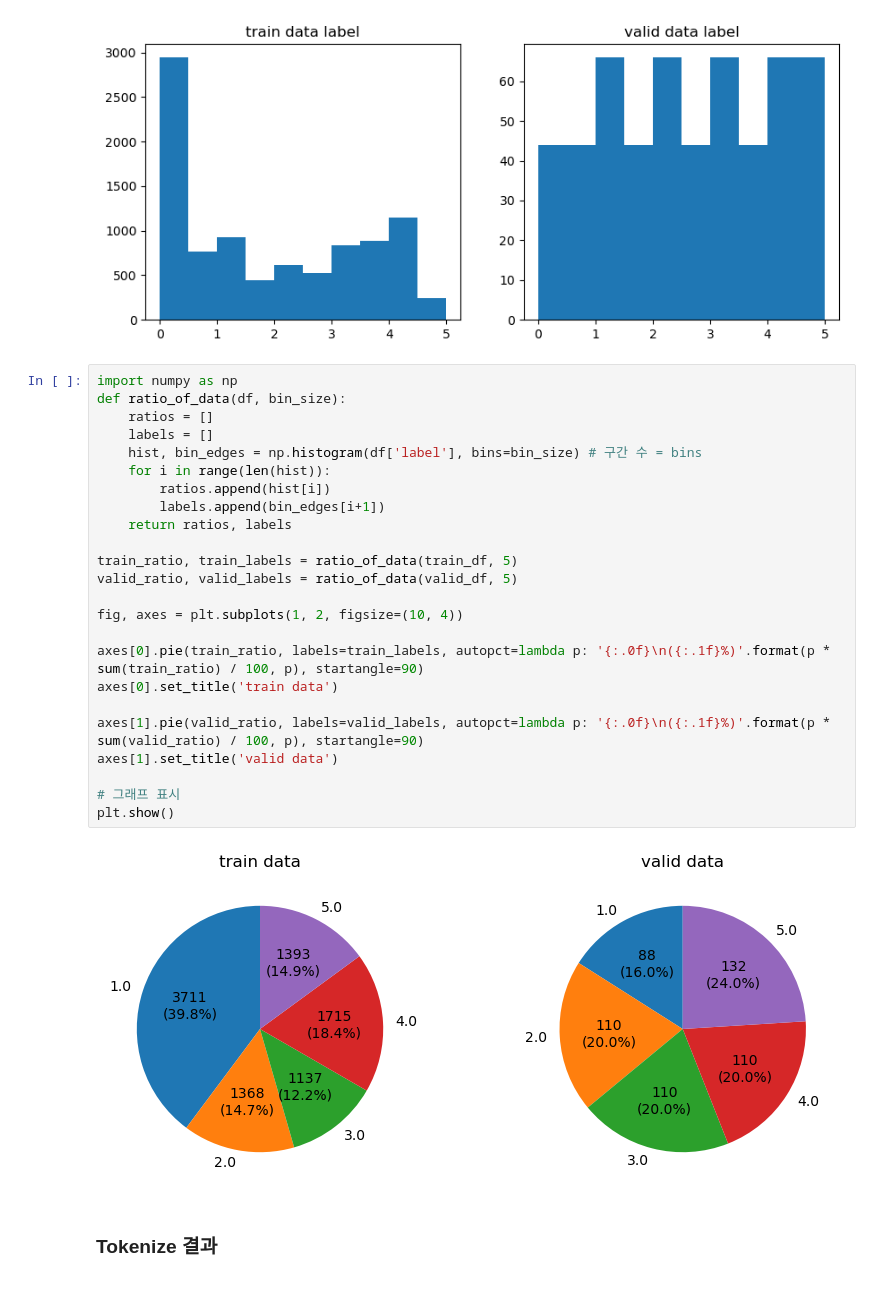
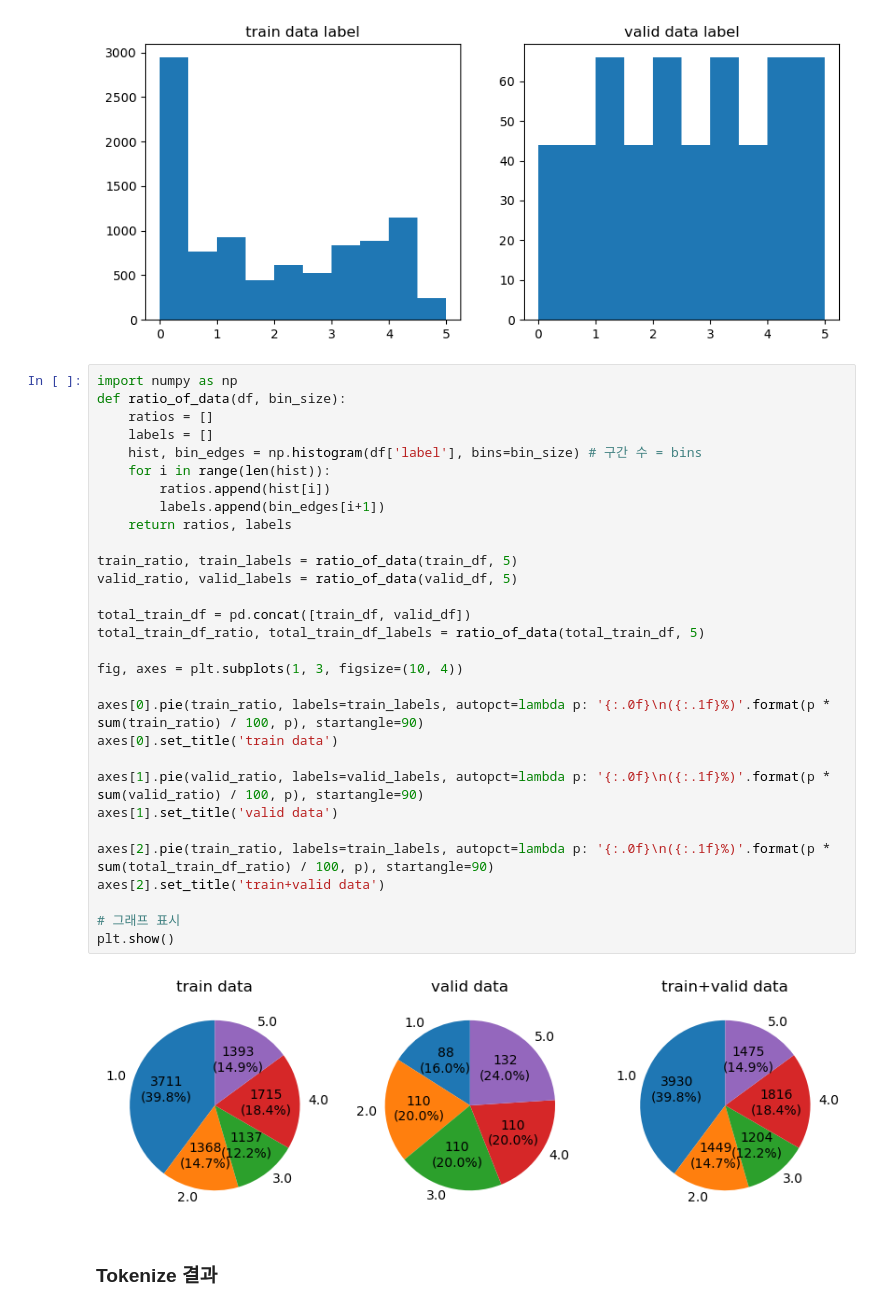
Before and after one commit to boostcampaitech6/level1-semantictextsimilarity-nlp-12, a Jupyter notebook: EDA.ipynb, the cells around one changed output. Saved outputs shown, nothing was run; the diff lists cells and outputs as text.

Commit message:
refactor - add train+valid ratio

```diff
--- a/EDA.ipynb
+++ b/EDA.ipynb
@@ -106,29 +106,35 @@ plt.show()
 # %%
 import numpy as np
 def ratio_of_data(df, bin_size):
     ratios = []
     labels = []
     hist, bin_edges = np.histogram(df['label'], bins=bin_size) # 구간 수 = bins
     for i in range(len(hist)):
         ratios.append(hist[i])
         labels.append(bin_edges[i+1])
     return ratios, labels
 
 train_ratio, train_labels = ratio_of_data(train_df, 5)
 valid_ratio, valid_labels = ratio_of_data(valid_df, 5)
 
-fig, axes = plt.subplots(1, 2, figsize=(10, 4))
+total_train_df = pd.concat([train_df, valid_df])
+total_train_df_ratio, total_train_df_labels = ratio_of_data(total_train_df, 5)
+
+fig, axes = plt.subplots(1, 3, figsize=(10, 4))
 
 axes[0].pie(train_ratio, labels=train_labels, autopct=lambda p: '{:.0f}\n({:.1f}%)'.format(p * sum(train_ratio) / 100, p), startangle=90)
 axes[0].set_title('train data')
 
 axes[1].pie(valid_ratio, labels=valid_labels, autopct=lambda p: '{:.0f}\n({:.1f}%)'.format(p * sum(valid_ratio) / 100, p), startangle=90)
 axes[1].set_title('valid data')
 
+axes[2].pie(train_ratio, labels=train_labels, autopct=lambda p: '{:.0f}\n({:.1f}%)'.format(p * sum(total_train_df_ratio) / 100, p), startangle=90)
+axes[2].set_title('train+valid data')
+
 # 그래프 표시
 plt.show()
 # %% [output]
-[figure, old version]
+[figure, new version]
 # %% [markdown]
 ### Tokenize 결과
 # %%
```
Also changed, not shown: parts of 2 cells of this notebook.
